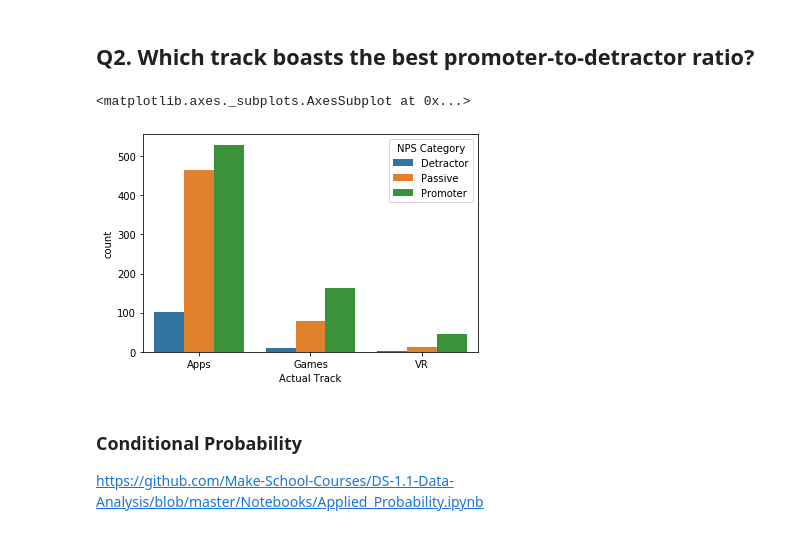
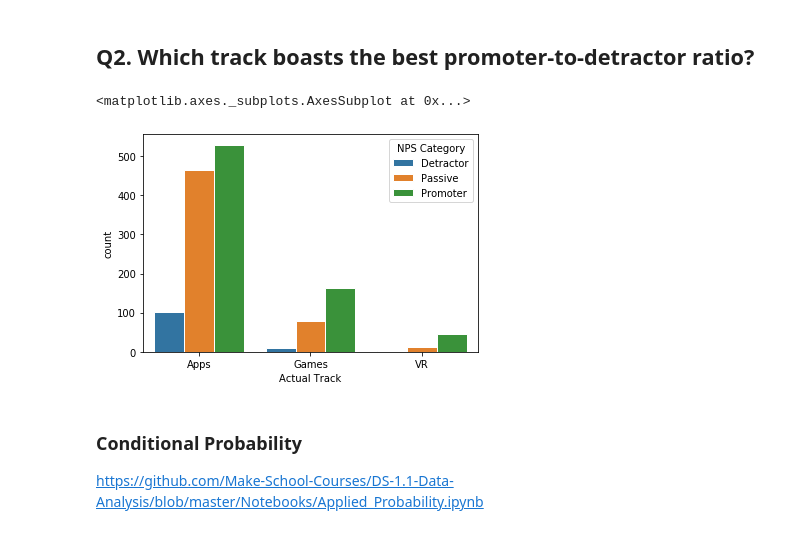
Before and after one commit to SamuelFolledo/DS1.1-Data-Analysis-And-Visualization, a Jupyter notebook: Midterm_Project/Midterm Project.ipynb, the cells around one changed output. Cells and saved outputs as stored; diff of their text form; code cells hidden in the pictures.

```diff
--- a/Midterm_Project/Midterm Project.ipynb
+++ b/Midterm_Project/Midterm Project.ipynb
@@ -333,10 +280,10 @@ Track VR: 4.267425320056899
 # %% [markdown]
 ## Q2. Which track boasts the best promoter-to-detractor ratio?
 # %%
-sns.countplot(x='Actual Track', hue="NPS Category", data=df)
+sns.countplot(x='Actual Track', edgecolor="1", hue="NPS Category", data=df)
 # %% [output]
 <matplotlib.axes._subplots.AxesSubplot at 0x...>
-[figure, old version]
+[figure, new version]
 # %% [markdown]
 ### Conditional Probability
 https://github.com/Make-School-Courses/DS-1.1-Data-Analysis/blob/master/Notebooks/Applied_Probability.ipynb
```
Also changed, not shown: parts of 6 cells of this notebook.
